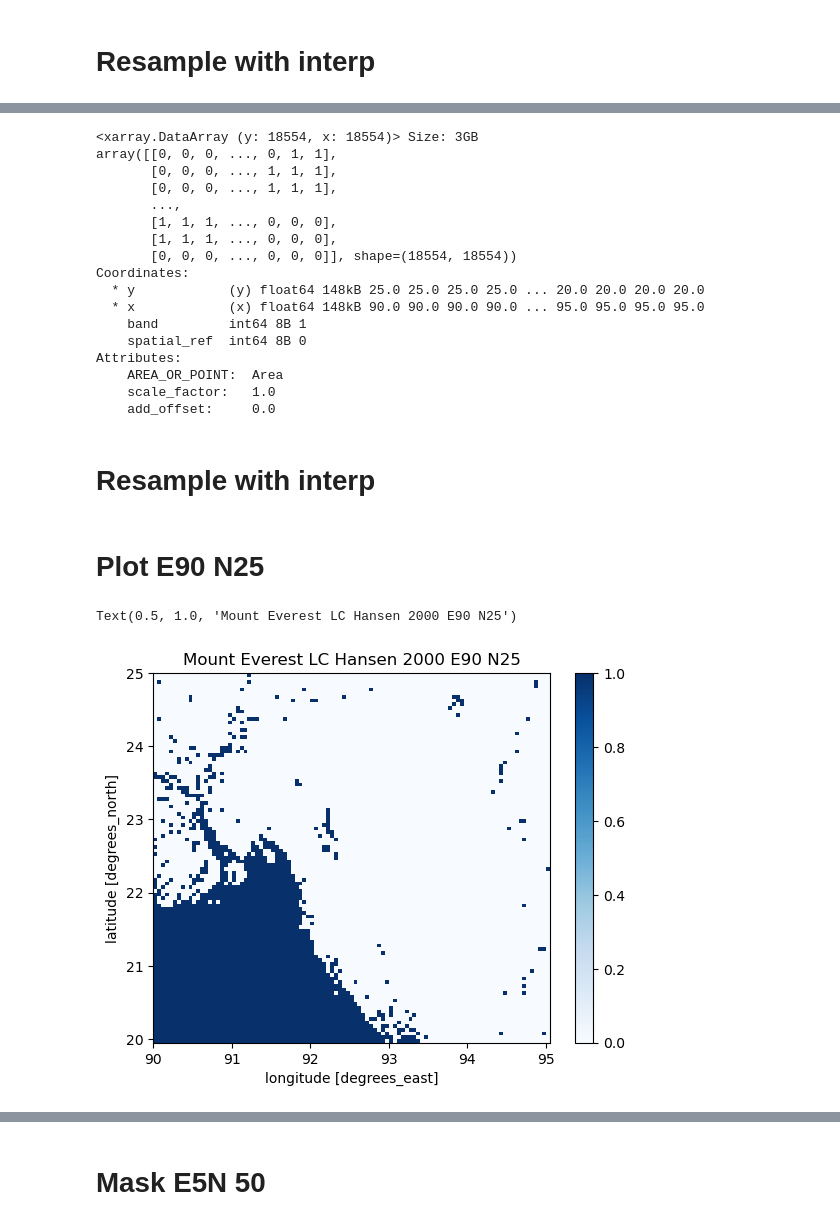
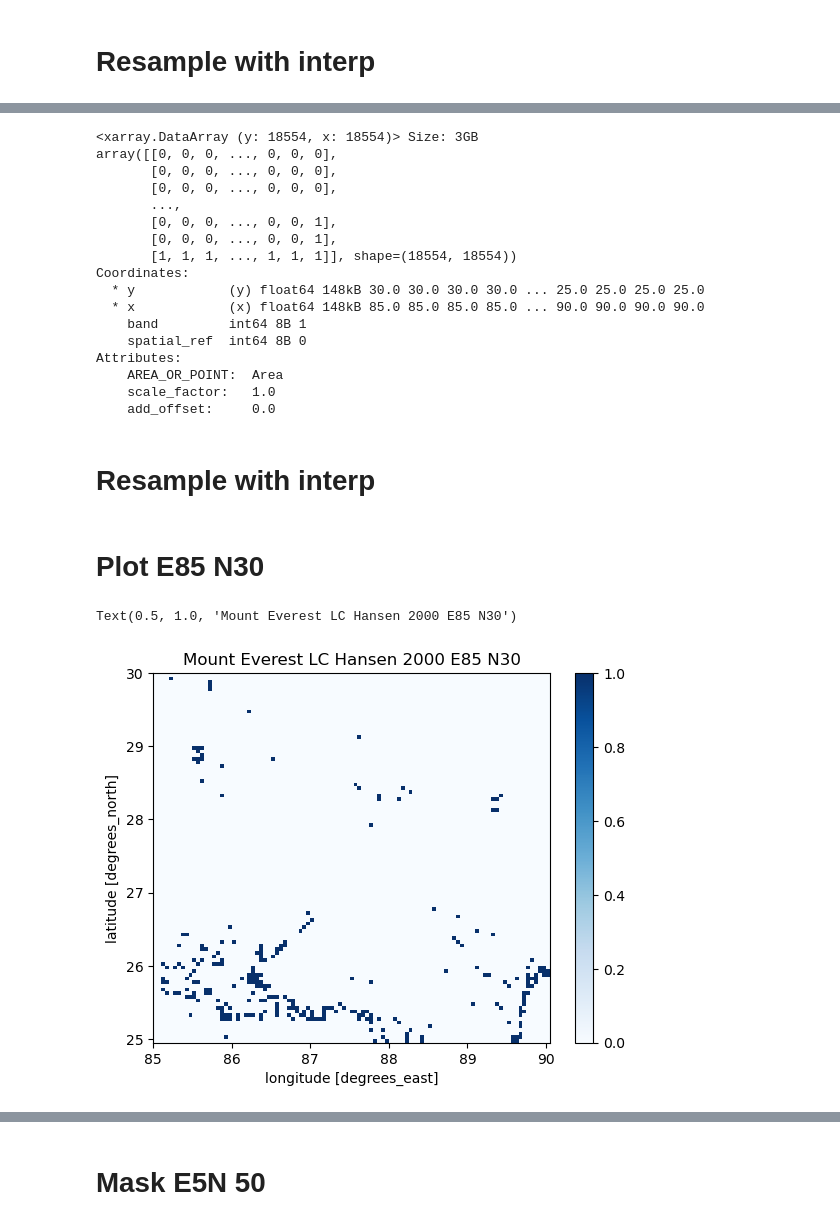
Before and after one commit to MinttuPekkala/Unibe_transmissivity_maps, a Jupyter notebook: Land_cover_differences.ipynb, the cells around one changed output, grey strips where cells are left out. Saved outputs shown, nothing was run; the diff lists cells and outputs as text; code cells hidden in the pictures.

```diff
--- a/Land_cover_differences.ipynb
+++ b/Land_cover_differences.ipynb
@@ -434,17 +572,17 @@ maskGLC_FCS302000E90N25band1int = maskGLC_FCS302000E90N25band1.astype(int)
 # %%
-maskGLC_FCS302000E90N25band1int
+maskGLC_FCS302000E85N30band1int
 # %% [output]
 <xarray.DataArray (y: 18554, x: 18554)> Size: 3GB
-array([[0, 0, 0, ..., 0, 1, 1],
-       [0, 0, 0, ..., 1, 1, 1],
-       [0, 0, 0, ..., 1, 1, 1],
+array([[0, 0, 0, ..., 0, 0, 0],
+       [0, 0, 0, ..., 0, 0, 0],
+       [0, 0, 0, ..., 0, 0, 0],
        ...,
-       [1, 1, 1, ..., 0, 0, 0],
-       [1, 1, 1, ..., 0, 0, 0],
-       [0, 0, 0, ..., 0, 0, 0]], shape=(18554, 18554))
+       [0, 0, 0, ..., 0, 0, 1],
+       [0, 0, 0, ..., 0, 0, 1],
+       [1, 1, 1, ..., 1, 1, 1]], shape=(18554, 18554))
 Coordinates:
-  * y            (y) float64 148kB 25.0 25.0 25.0 25.0 ... 20.0 20.0 20.0 20.0
-  * x            (x) float64 148kB 90.0 90.0 90.0 90.0 ... 95.0 95.0 95.0 95.0
+  * y            (y) float64 148kB 30.0 30.0 30.0 30.0 ... 25.0 25.0 25.0 25.0
+  * x            (x) float64 148kB 85.0 85.0 85.0 85.0 ... 90.0 90.0 90.0 90.0
     band         int64 8B 1
     spatial_ref  int64 8B 0
 Attributes:
@@ -465,15 +603,15 @@ maskGLC_FCS302000E90N25band1int_interp = maskGLC_FCS302000E90N25band1int.interp(
 # %% [markdown]
-# Plot E90 N25
+# Plot E85 N30
 # %%
-subset = maskLCHansen20002snow.rio.clip_box(
-    minx=90.0,
-    miny=19.999797465533923,
-    maxx=95.00020253446608,
-    maxy=25.0
+maskLC_HansenE85N30 = maskLCHansen20002snow.rio.clip_box(
+    minx=85.0,
+    miny=24.999797465533923,
+    maxx=90.00020253446608,
+    maxy=30.0
 )
-subset.plot(cmap='Blues')
-pyplot.title("Mount Everest LC Hansen 2000 E90 N25")
+maskLC_HansenE85N30.plot(cmap='Blues')
+pyplot.title("Mount Everest LC Hansen 2000 E85 N30")
 # %% [output]
-Text(0.5, 1.0, 'Mount Everest LC Hansen 2000 E90 N25')
+Text(0.5, 1.0, 'Mount Everest LC Hansen 2000 E85 N30')
-[figure, old version]
+[figure, new version]
 # %%
```
Also changed, not shown: parts of 138 cells of this notebook, 1 other file.
